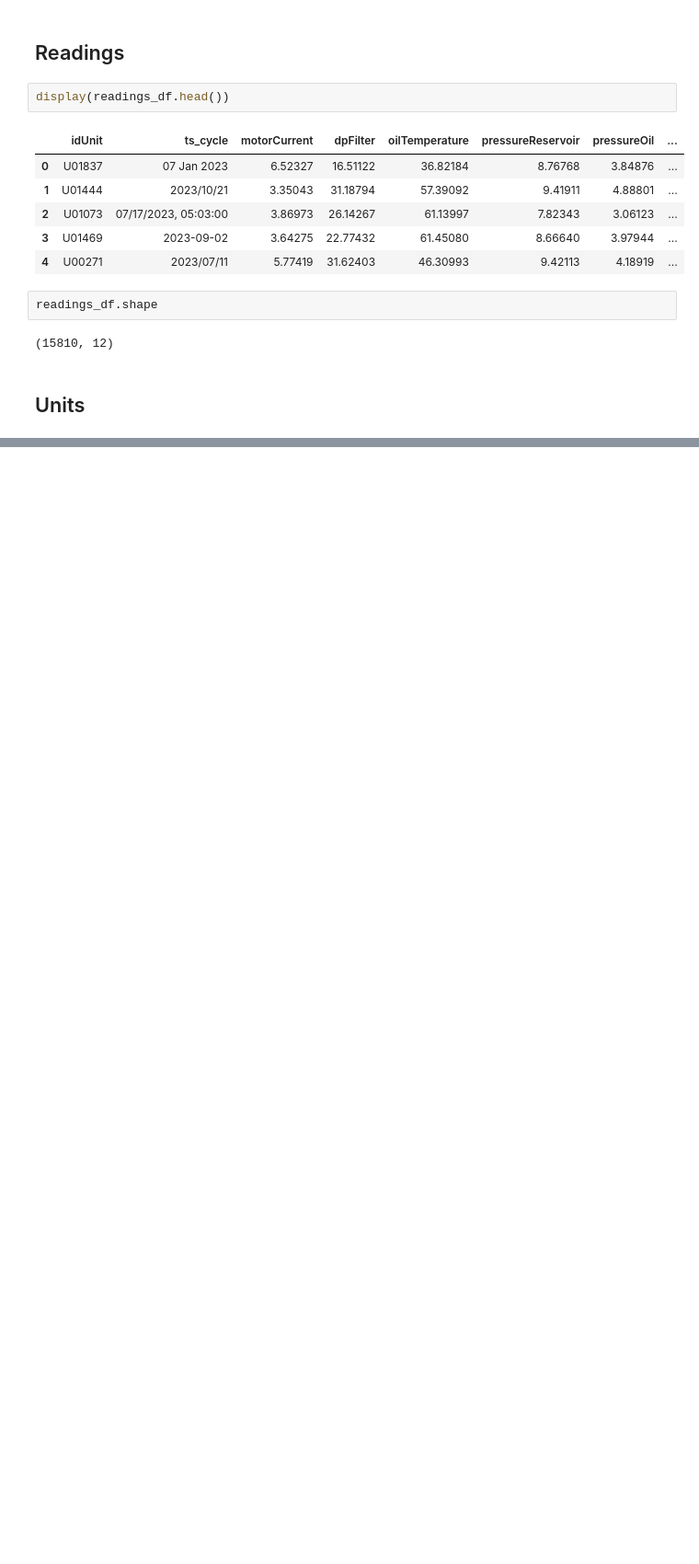
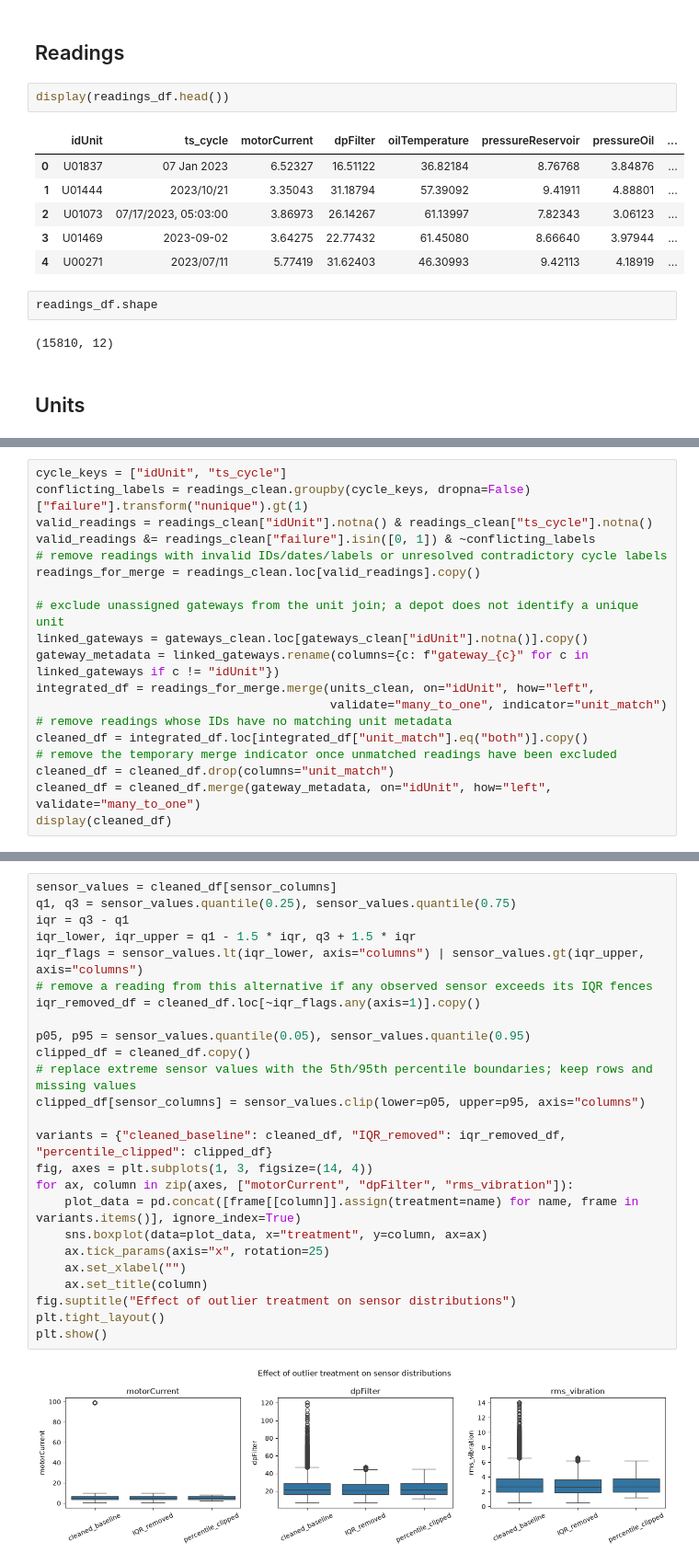
Before and after one commit to CIEXYZ/IAU_Kysil_Petrishka, a Jupyter notebook: src/phase1.ipynb, the cells around one changed output, grey strips where cells are left out. Shown at 92% size. Saved outputs shown, nothing was run; the diff lists cells and outputs as text; blank space fills up the shorter version.

Commit message:
feat: implement 1.2 (Data cleaning/integration, etc.)

```diff
--- a/src/phase1.ipynb
+++ b/src/phase1.ipynb
@@ -191,0 +335,19 @@ display(units_df.head())
+# %%
+cycle_keys = ["idUnit", "ts_cycle"]
+conflicting_labels = readings_clean.groupby(cycle_keys, dropna=False)["failure"].transform("nunique").gt(1)
+valid_readings = readings_clean["idUnit"].notna() & readings_clean["ts_cycle"].notna()
+valid_readings &= readings_clean["failure"].isin([0, 1]) & ~conflicting_labels
+# remove readings with invalid IDs/dates/labels or unresolved contradictory cycle labels
+readings_for_merge = readings_clean.loc[valid_readings].copy()
+
+# exclude unassigned gateways from the unit join; a depot does not identify a unique unit
+linked_gateways = gateways_clean.loc[gateways_clean["idUnit"].notna()].copy()
+gateway_metadata = linked_gateways.rename(columns={c: f"gateway_{c}" for c in linked_gateways if c != "idUnit"})
+integrated_df = readings_for_merge.merge(units_clean, on="idUnit", how="left",
+                                         validate="many_to_one", indicator="unit_match")
+# remove readings whose IDs have no matching unit metadata
+cleaned_df = integrated_df.loc[integrated_df["unit_match"].eq("both")].copy()
+# remove the temporary merge indicator once unmatched readings have been excluded
+cleaned_df = cleaned_df.drop(columns="unit_match")
+cleaned_df = cleaned_df.merge(gateway_metadata, on="idUnit", how="left", validate="many_to_one")
+display(cleaned_df)
@@ -191,0 +372,27 @@ display(units_df.head())
+# %%
+sensor_values = cleaned_df[sensor_columns]
+q1, q3 = sensor_values.quantile(0.25), sensor_values.quantile(0.75)
+iqr = q3 - q1
+iqr_lower, iqr_upper = q1 - 1.5 * iqr, q3 + 1.5 * iqr
+iqr_flags = sensor_values.lt(iqr_lower, axis="columns") | sensor_values.gt(iqr_upper, axis="columns")
+# remove a reading from this alternative if any observed sensor exceeds its IQR fences
+iqr_removed_df = cleaned_df.loc[~iqr_flags.any(axis=1)].copy()
+
+p05, p95 = sensor_values.quantile(0.05), sensor_values.quantile(0.95)
+clipped_df = cleaned_df.copy()
+# replace extreme sensor values with the 5th/95th percentile boundaries; keep rows and missing values
+clipped_df[sensor_columns] = sensor_values.clip(lower=p05, upper=p95, axis="columns")
+
+variants = {"cleaned_baseline": cleaned_df, "IQR_removed": iqr_removed_df, "percentile_clipped": clipped_df}
+fig, axes = plt.subplots(1, 3, figsize=(14, 4))
+for ax, column in zip(axes, ["motorCurrent", "dpFilter", "rms_vibration"]):
+    plot_data = pd.concat([frame[[column]].assign(treatment=name) for name, frame in variants.items()], ignore_index=True)
+    sns.boxplot(data=plot_data, x="treatment", y=column, ax=ax)
+    ax.tick_params(axis="x", rotation=25)
+    ax.set_xlabel("")
+    ax.set_title(column)
+fig.suptitle("Effect of outlier treatment on sensor distributions")
+plt.tight_layout()
+plt.show()
+# %% [output]
+[figure, added]
```
Also changed, not shown: parts of 12 cells of this notebook.
